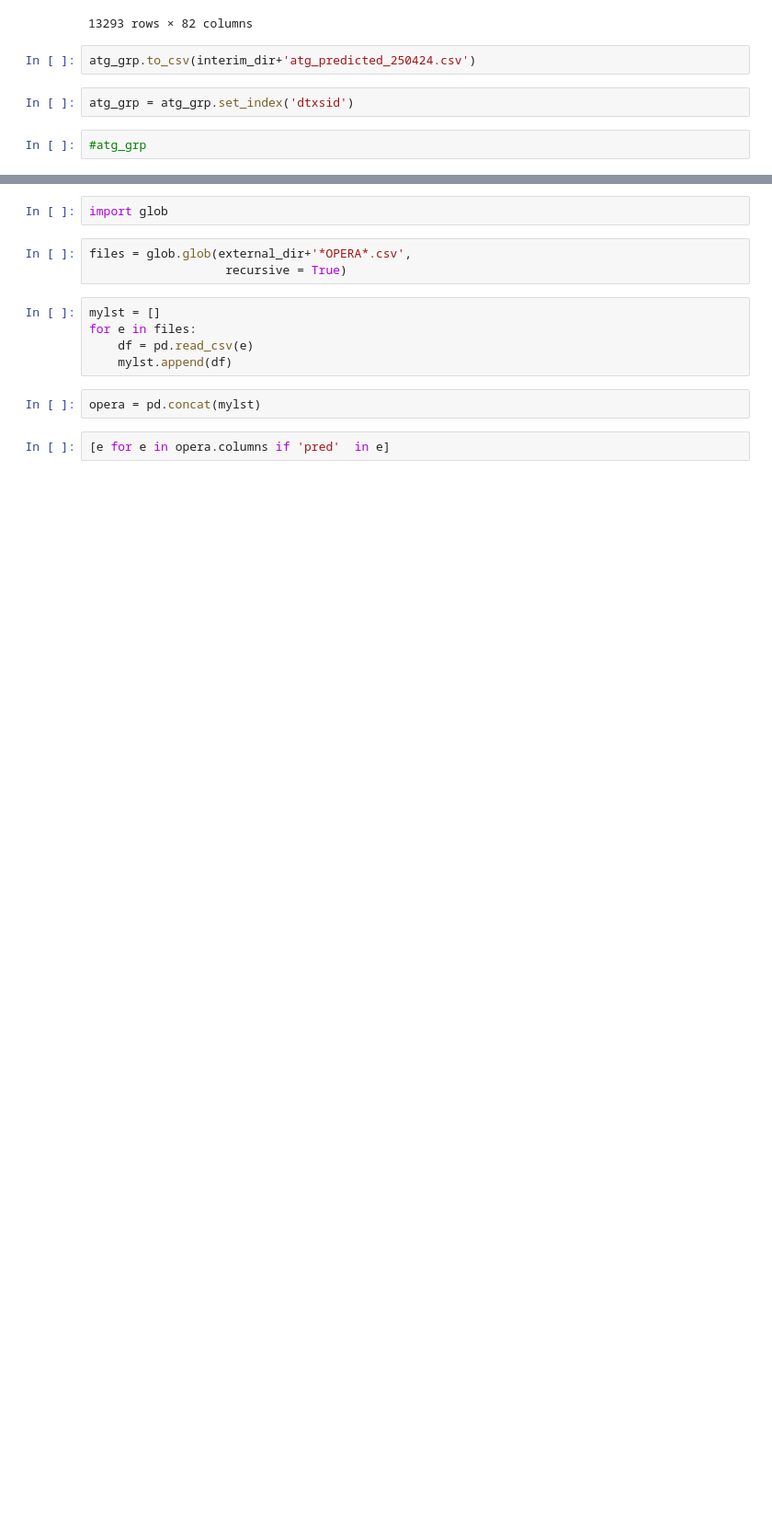
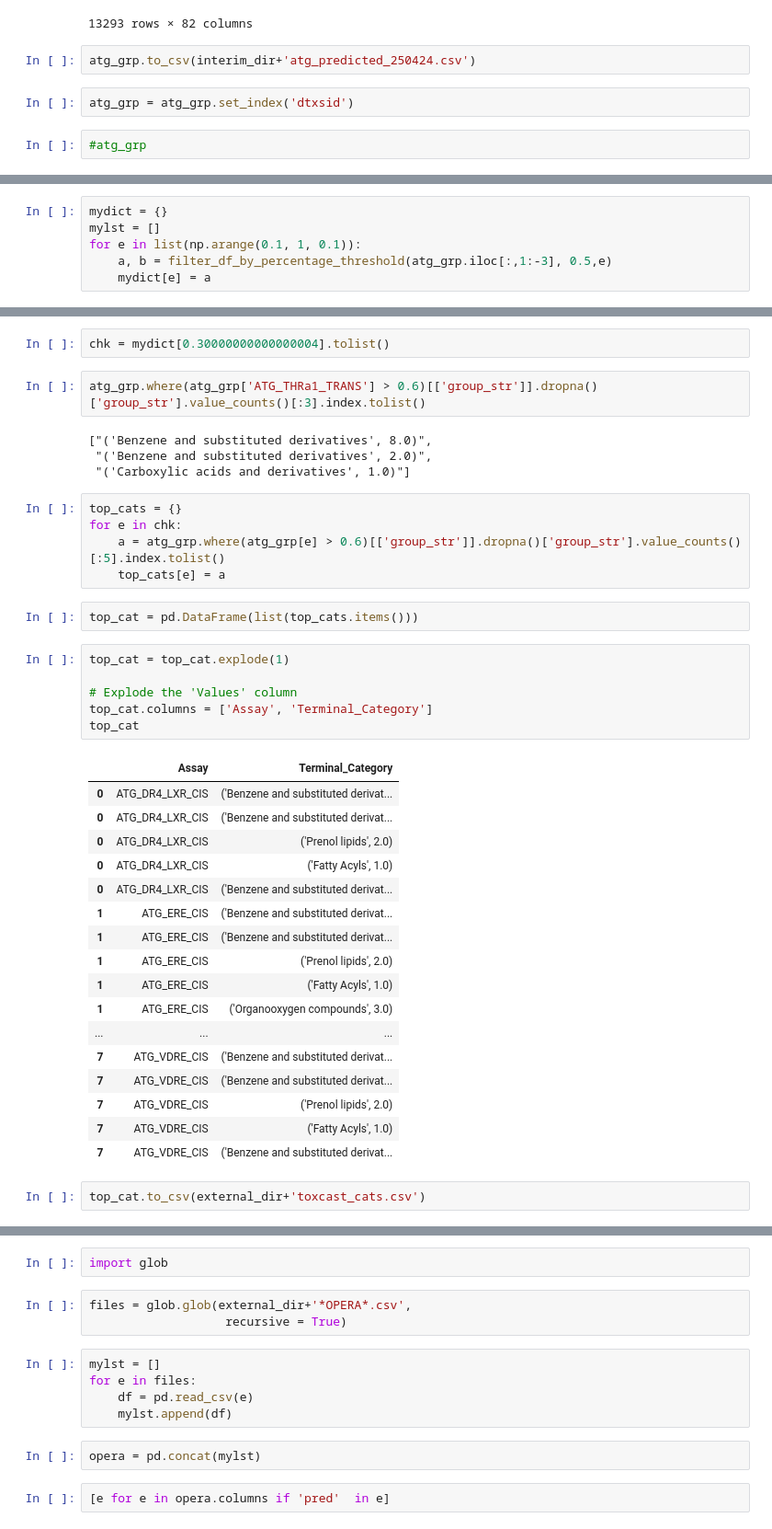
Before and after one commit to patlewig/tsca_categories, a Jupyter notebook: notebooks/17_GCNN.ipynb, the cells around one changed output, grey strips where cells are left out. Shown at 92% size. Cells and saved outputs as stored; diff of their text form; blank space fills up the shorter version.

```diff
--- a/notebooks/17_GCNN.ipynb
+++ b/notebooks/17_GCNN.ipynb
@@ -99,0 +121,6 @@ plt.rcParams.update({'font.size': 8})
+# %%
+mydict = {}
+mylst = []
+for e in list(np.arange(0.1, 1, 0.1)):
+    a, b = filter_df_by_percentage_threshold(atg_grp.iloc[:,1:-3], 0.5,e)
+    mydict[e] = a
@@ -99,0 +143,41 @@ plt.rcParams.update({'font.size': 8})
+# %%
+chk = mydict[0.30000000000000004].tolist()
+# %%
+atg_grp.where(atg_grp['ATG_THRa1_TRANS'] > 0.6)[['group_str']].dropna()['group_str'].value_counts()[:3].index.tolist()
+# %% [output]
+["('Benzene and substituted derivatives', 8.0)",
+ "('Benzene and substituted derivatives', 2.0)",
+ "('Carboxylic acids and derivatives', 1.0)"]
+# %%
+top_cats = {}
+for e in chk:
+    a = atg_grp.where(atg_grp[e] > 0.6)[['group_str']].dropna()['group_str'].value_counts()[:5].index.tolist()
+    top_cats[e] = a
+# %%
+top_cat = pd.DataFrame(list(top_cats.items()))
+# %%
+top_cat = top_cat.explode(1)
+
+# Explode the 'Values' column
+top_cat.columns = ['Assay', 'Terminal_Category']
+top_cat
+# %% [output]
+|  | Assay | Terminal_Category |
+| 0 | ATG_DR4_LXR_CIS | ('Benzene and substituted derivat... |
+| 0 | ATG_DR4_LXR_CIS | ('Benzene and substituted derivat... |
+| 0 | ATG_DR4_LXR_CIS | ('Prenol lipids', 2.0) |
+| 0 | ATG_DR4_LXR_CIS | ('Fatty Acyls', 1.0) |
+| 0 | ATG_DR4_LXR_CIS | ('Benzene and substituted derivat... |
+| 1 | ATG_ERE_CIS | ('Benzene and substituted derivat... |
+| 1 | ATG_ERE_CIS | ('Benzene and substituted derivat... |
+| 1 | ATG_ERE_CIS | ('Prenol lipids', 2.0) |
+| 1 | ATG_ERE_CIS | ('Fatty Acyls', 1.0) |
+| 1 | ATG_ERE_CIS | ('Organooxygen compounds', 3.0) |
+| ... | ... | ... |
+| 7 | ATG_VDRE_CIS | ('Benzene and substituted derivat... |
+| 7 | ATG_VDRE_CIS | ('Benzene and substituted derivat... |
+| 7 | ATG_VDRE_CIS | ('Prenol lipids', 2.0) |
+| 7 | ATG_VDRE_CIS | ('Fatty Acyls', 1.0) |
+| 7 | ATG_VDRE_CIS | ('Benzene and substituted derivat... |
+# %%
+top_cat.to_csv(external_dir+'toxcast_cats.csv')
```
Also changed, not shown: parts of 7 cells of this notebook, 5 other files.
